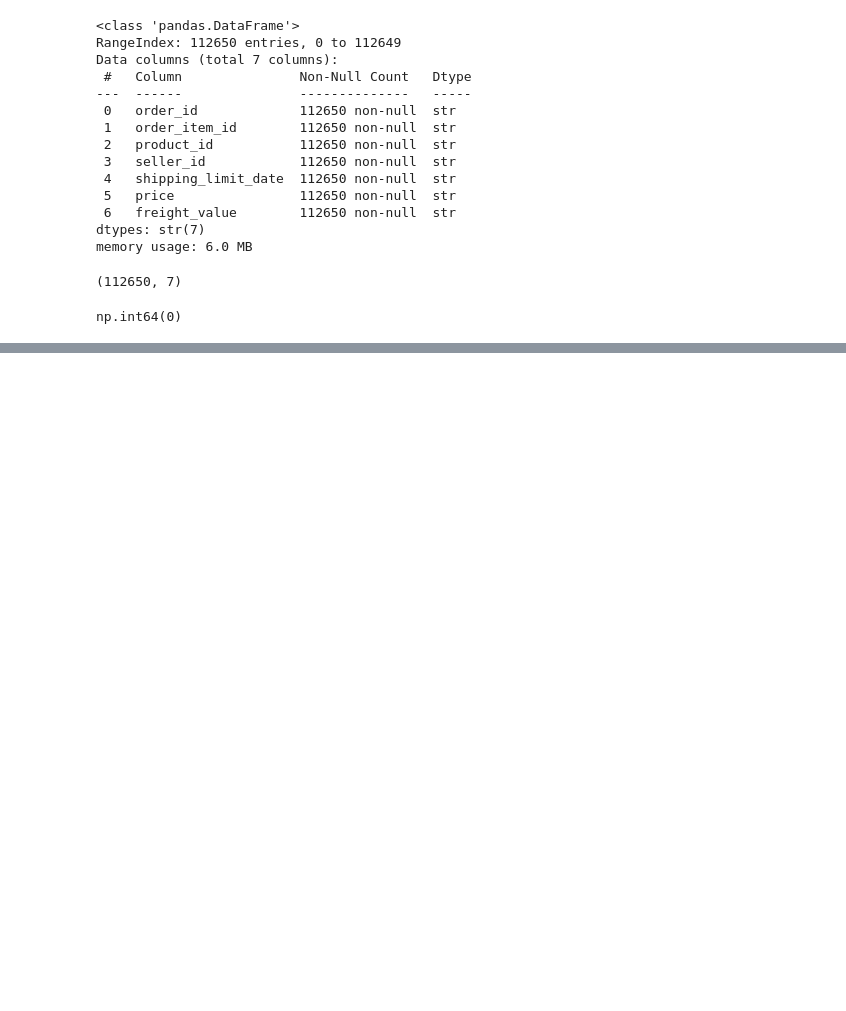
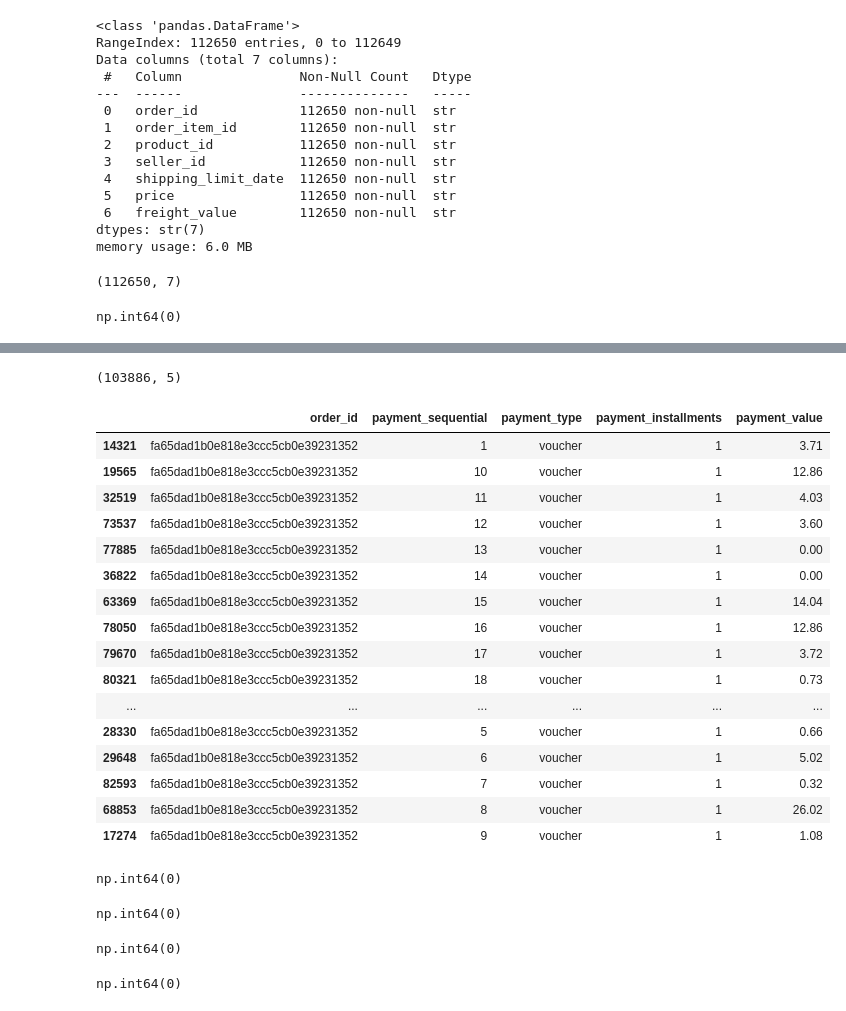
Before and after one commit to higormmalves/olist-analytics-engineering, a Jupyter notebook: notebooks/01_olist_initial_eda.ipynb, the cells around one changed output, grey strips where cells are left out. Cells and saved outputs as stored; diff of their text form; code cells hidden in the pictures; blank space fills up the shorter version.

Commit message:
feat: add payment profiling and complete initial data exploration

```diff
--- a/notebooks/01_olist_initial_eda.ipynb
+++ b/notebooks/01_olist_initial_eda.ipynb
@@ -227,0 +253,3 @@ np.int64(0)
+# %%
+df_payments = pd.read_csv(RAW_DATA_DIR/"olist_order_payments_dataset.csv", dtype=str)
+df_payments.head()
@@ -227,0 +278,45 @@ np.int64(0)
+# %%
+df_payments.shape
+# %% [output]
+(103886, 5)
+# %%
+df_payments["order_id"].value_counts().sort_values(ascending=False)
+df_payments[df_payments["order_id"] == "fa65dad1b0e818e3ccc5cb0e39231352"].sort_values(by="payment_sequential")
+# %% [output]
+|  | order_id | payment_sequential | payment_type | payment_installments | payment_value |
+| 14321 | fa65dad1b0e818e3ccc5cb0e39231352 | 1 | voucher | 1 | 3.71 |
+| 19565 | fa65dad1b0e818e3ccc5cb0e39231352 | 10 | voucher | 1 | 12.86 |
+| 32519 | fa65dad1b0e818e3ccc5cb0e39231352 | 11 | voucher | 1 | 4.03 |
+| 73537 | fa65dad1b0e818e3ccc5cb0e39231352 | 12 | voucher | 1 | 3.60 |
+| 77885 | fa65dad1b0e818e3ccc5cb0e39231352 | 13 | voucher | 1 | 0.00 |
+| 36822 | fa65dad1b0e818e3ccc5cb0e39231352 | 14 | voucher | 1 | 0.00 |
+| 63369 | fa65dad1b0e818e3ccc5cb0e39231352 | 15 | voucher | 1 | 14.04 |
+| 78050 | fa65dad1b0e818e3ccc5cb0e39231352 | 16 | voucher | 1 | 12.86 |
+| 79670 | fa65dad1b0e818e3ccc5cb0e39231352 | 17 | voucher | 1 | 3.72 |
+| 80321 | fa65dad1b0e818e3ccc5cb0e39231352 | 18 | voucher | 1 | 0.73 |
+| ... | ... | ... | ... | ... | ... |
+| 28330 | fa65dad1b0e818e3ccc5cb0e39231352 | 5 | voucher | 1 | 0.66 |
+| 29648 | fa65dad1b0e818e3ccc5cb0e39231352 | 6 | voucher | 1 | 5.02 |
+| 82593 | fa65dad1b0e818e3ccc5cb0e39231352 | 7 | voucher | 1 | 0.32 |
+| 68853 | fa65dad1b0e818e3ccc5cb0e39231352 | 8 | voucher | 1 | 26.02 |
+| 17274 | fa65dad1b0e818e3ccc5cb0e39231352 | 9 | voucher | 1 | 1.08 |
+# %%
+df_payments.duplicated(subset=["order_id", "payment_sequential"]).sum()
+# %% [output]
+np.int64(0)
+# %%
+(~df_payments["order_id"].isin(values=df_orders["order_id"])).sum()
+# %% [output]
+np.int64(0)
+# %%
+df_payments["order_id"].isna().sum()
+df_payments["payment_sequential"].isna().sum()
+# %% [output]
+np.int64(0)
+# %%
+payment_values = pd.to_numeric(df_payments["payment_value"])
+(payment_values < 0).sum()
+(payment_values == 0).sum()
+payment_values.isna().sum()
+# %% [output]
+np.int64(0)
```
Also changed, not shown: parts of 8 cells of this notebook.
